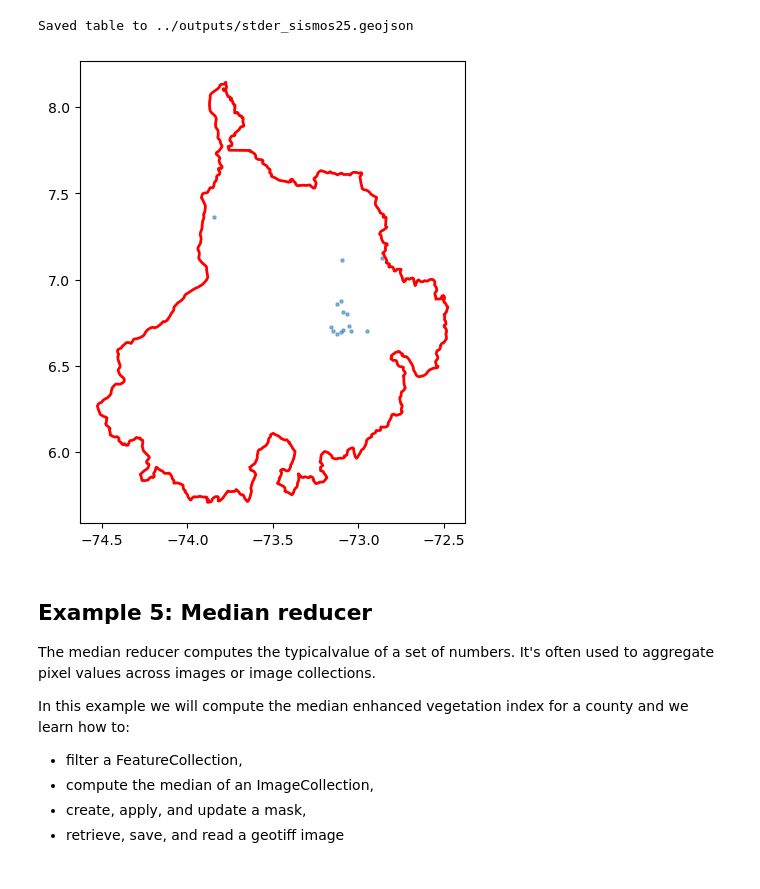
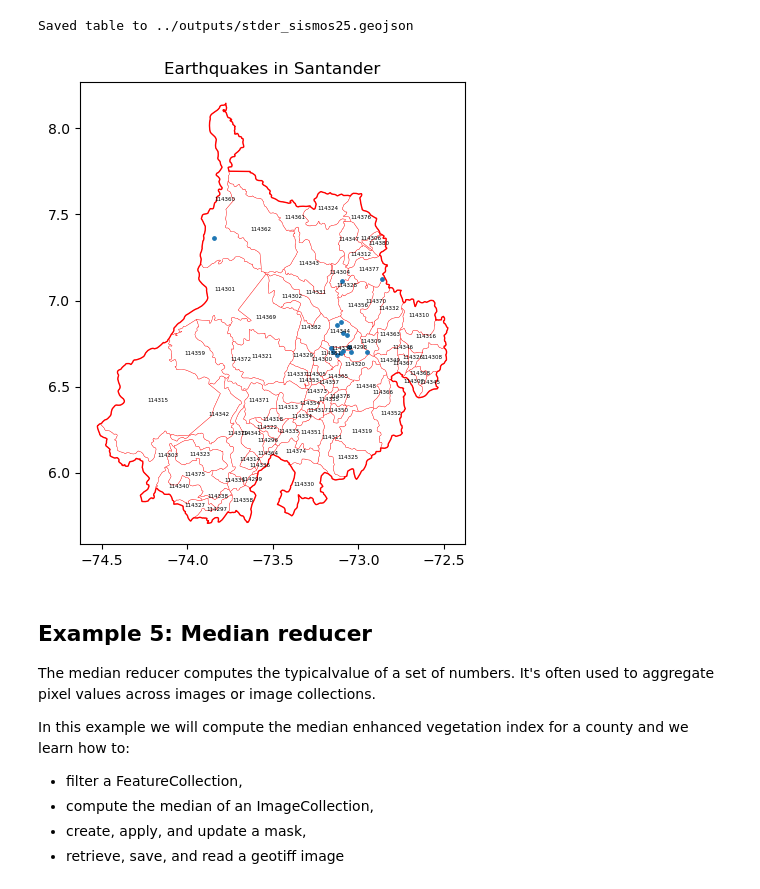
Before and after one commit to ials/geepy, a Jupyter notebook: notebooks/reduce_image_collection_to_image.ipynb, the cells around one changed output. Saved outputs shown, nothing was run; the diff lists cells and outputs as text; code cells hidden in the pictures.

```diff
--- a/notebooks/reduce_image_collection_to_image.ipynb
+++ b/notebooks/reduce_image_collection_to_image.ipynb
@@ -380,16 +424,39 @@ import matplotlib.pyplot as plt
 # Earthquakes from file you exported before
 gdf_eq = gpd.read_file("../outputs/stder_sismos25.geojson")
 
-# Export region separately as GeoJSON, then read:
-
+# Read GeoJSON files:
 gdf_region = gpd.read_file("../outputs/stder.geojson")
 
-fig, ax = plt.subplots(figsize=(6, 6))
-gdf_region.boundary.plot(ax=ax, color="red", linewidth=2)  # outline of region
-gdf_eq.plot(ax=ax, markersize=5, alpha=0.5)
-plt.show()
+gdf_muni = gpd.read_file("../outputs/stder_mun.geojson")
-# %% [output]
-[figure, removed]
+# %%
+fig, ax = plt.subplots(figsize=(6, 6))
+# 2. Plot the polygons
+# We first plot the base map (optional color coding by name)
+gdf_region.boundary.plot(ax=ax, color="red", linewidth=1)  # outline of region
+gdf_muni.plot(ax=ax, color='white', edgecolor='red', linewidth=0.25)
+
+# 3. Add labels to the plot
+# Iterate over each row and use the centroid for placement
+for idx, row in gdf_muni.iterrows():
+    # Get the centroid coordinates
+    # Note: .representative_point() is another option that guarantees the point is within the polygon
+    centroid = row['geometry'].centroid
+
+    # Annotate the plot with the column name
+    plt.annotate(
+        text=row['gaul2_code'], #
+        xy=(centroid.x, centroid.y),
+        horizontalalignment='center',
+        color='black',
+        fontsize=4
+    )
+# 4. Add events
+gdf_eq.plot(ax=ax, markersize=6, alpha=1.0)
+# Optional: Add title and display the plot
+ax.set_title("Earthquakes in Santander")
+plt.show()
+# %% [output]
+[figure, added]
 # %% [markdown]
 ## Example 5: Median reducer
 
```
Also changed, not shown: parts of 8 cells of this notebook, 2 other files.
